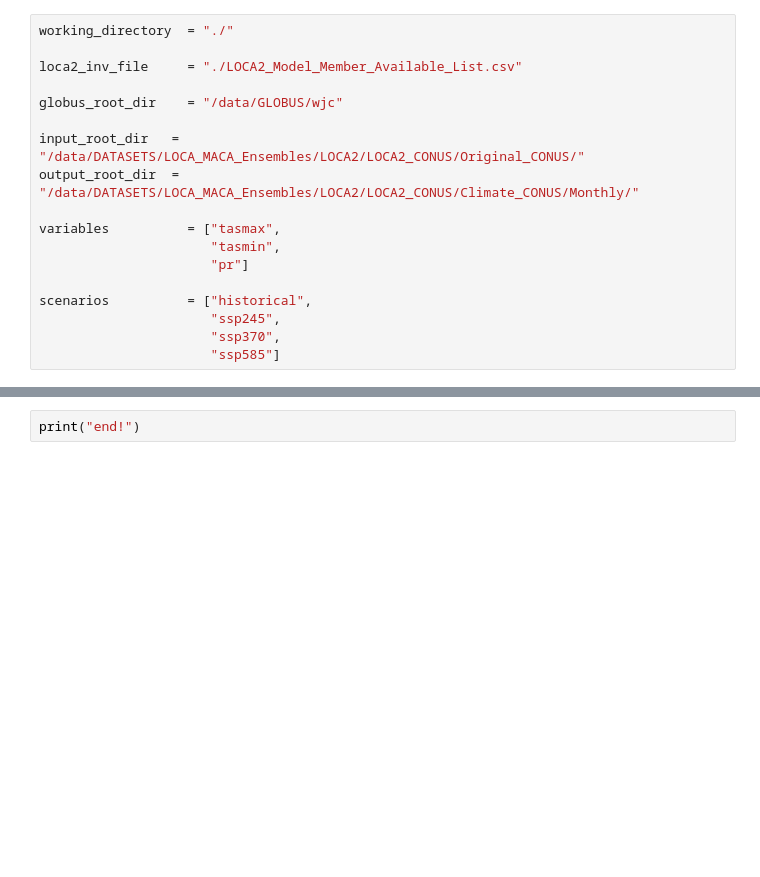
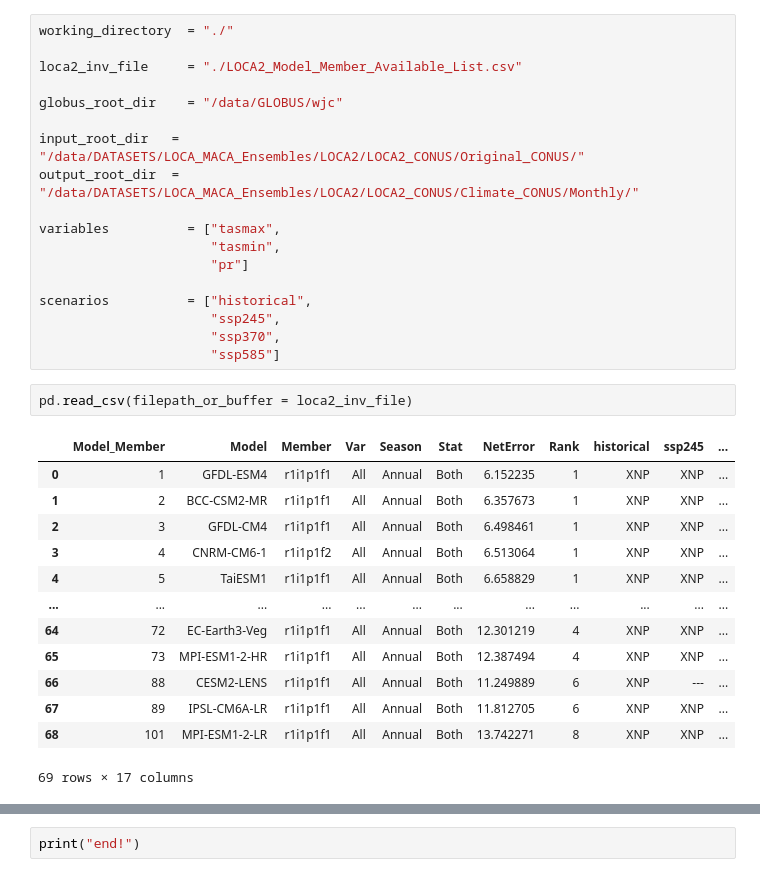
Before and after one commit to wjcapehart/LOCA2_Prep, a Jupyter notebook: cdo_climatology.ipynb, the cells around one changed output, grey strips where cells are left out. Drawn from its saved outputs; the diff is of its cells as text; blank space fills up the shorter version.

```diff
--- a/cdo_climatology.ipynb
+++ b/cdo_climatology.ipynb
@@ -37,6 +37,22 @@ scenarios          = ["historical",
                       "ssp245",
                       "ssp370",
                       "ssp585"]
+# %%
+pd.read_csv(filepath_or_buffer = loca2_inv_file)
+# %% [output]
+|  | Model_Member | Model | Member | Var | Season | Stat | NetError | Rank | historical | ssp245 | ... |
+| 0 | 1 | GFDL-ESM4 | r1i1p1f1 | All | Annual | Both | 6.152235 | 1 | XNP | XNP | ... |
+| 1 | 2 | BCC-CSM2-MR | r1i1p1f1 | All | Annual | Both | 6.357673 | 1 | XNP | XNP | ... |
+| 2 | 3 | GFDL-CM4 | r1i1p1f1 | All | Annual | Both | 6.498461 | 1 | XNP | XNP | ... |
+| 3 | 4 | CNRM-CM6-1 | r1i1p1f2 | All | Annual | Both | 6.513064 | 1 | XNP | XNP | ... |
+| 4 | 5 | TaiESM1 | r1i1p1f1 | All | Annual | Both | 6.658829 | 1 | XNP | XNP | ... |
+| ... | ... | ... | ... | ... | ... | ... | ... | ... | ... | ... | ... |
+| 64 | 72 | EC-Earth3-Veg | r1i1p1f1 | All | Annual | Both | 12.301219 | 4 | XNP | XNP | ... |
+| 65 | 73 | MPI-ESM1-2-HR | r1i1p1f1 | All | Annual | Both | 12.387494 | 4 | XNP | XNP | ... |
+| 66 | 88 | CESM2-LENS | r1i1p1f1 | All | Annual | Both | 11.249889 | 6 | XNP | --- | ... |
+| 67 | 89 | IPSL-CM6A-LR | r1i1p1f1 | All | Annual | Both | 11.812705 | 6 | XNP | XNP | ... |
+| 68 | 101 | MPI-ESM1-2-LR | r1i1p1f1 | All | Annual | Both | 13.742271 | 8 | XNP | XNP | ... |
+69 rows × 17 columns
 # %%
 loca2_ensembles_list = pd.read_csv(filepath_or_buffer = loca2_inv_file)
 
```
Also changed, not shown: parts of 4 cells of this notebook, 8 other files.
